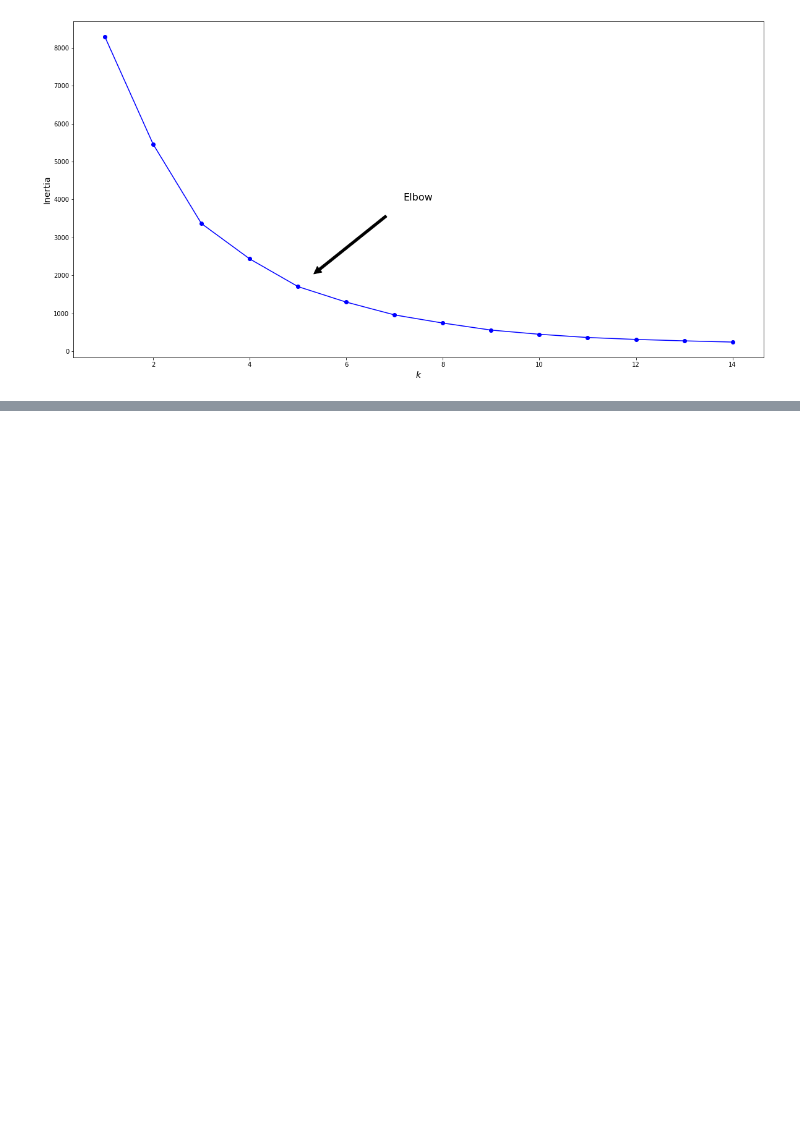
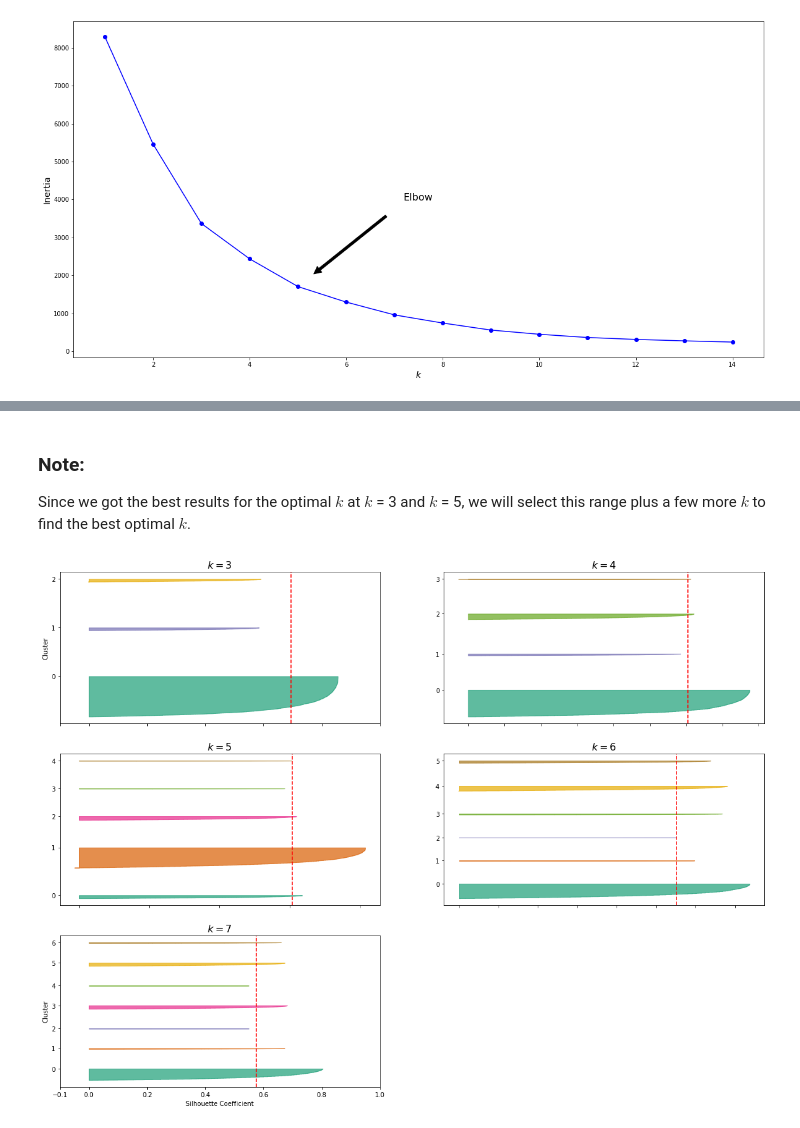
Before and after one commit to shressujan/stocks, a Jupyter notebook: stocks_analysis.ipynb, the cells around one changed output, grey strips where cells are left out. Cells and saved outputs as stored; diff of their text form; code cells hidden in the pictures; blank space fills up the shorter version.

```diff
--- a/stocks_analysis.ipynb
+++ b/stocks_analysis.ipynb
@@ -134,0 +171,44 @@ plt.show()
+# %% [markdown]
+### **Note:**
+Since we got the best results for the optimal $k$ at $k$ = 3 and $k$ = 5, we will select this range plus a few more $k$ to find the best optimal $k$.
+# %%
+plt.figure(figsize=(20,15))
+
+for k in (3, 4, 5, 6 ,7):
+  plt.subplot(3, 2, k - 2)
+
+  y_pred = kmeans_per_k[k - 1].labels_ # using k - 1 because its a list and k = 3 is in 3-1 = 2nd position in the list.
+  silhouette_coefficients = silhouette_samples(X, y_pred)
+
+  padding = len(X)
+  pos = padding
+  ticks = []
+
+  for i in range(k):
+    coeffs = silhouette_coefficients[y_pred == i]
+    coeffs.sort()
+
+    color = mpl.cm.Dark2(i / k)
+    plt.fill_betweenx(np.arange(pos, pos + len(coeffs)), 0 , coeffs,
+                      facecolor=color, edgecolor=color, alpha=0.7)
+    ticks.append(pos + len(coeffs))
+    pos += len(coeffs) + padding
+
+  plt.gca().yaxis.set_major_locator(FixedLocator(ticks))
+  plt.gca().yaxis.set_major_formatter(FixedFormatter(range(k)))
+  if k in (3, 7):
+    plt.gca().set_xticks([-0.1, 0, 0.2, 0.4, 0.6, 0.8, 1])
+    plt.ylabel("Cluster")
+
+  if k == 7:
+    plt.gca().set_xticks([-0.1, 0, 0.2, 0.4, 0.6, 0.8, 1])
+    plt.xlabel("Silhouette Coefficient")
+  else:
+    plt.tick_params(labelbottom=False)
+
+  plt.axvline(x=silhouette_scores[k - 2], color="red", linestyle="--")
+  plt.title("$k={}$".format(k), fontsize=16)
+
+plt.show()
+# %% [output]
+[figure, added]
```
Also changed, not shown: parts of 12 cells of this notebook.
